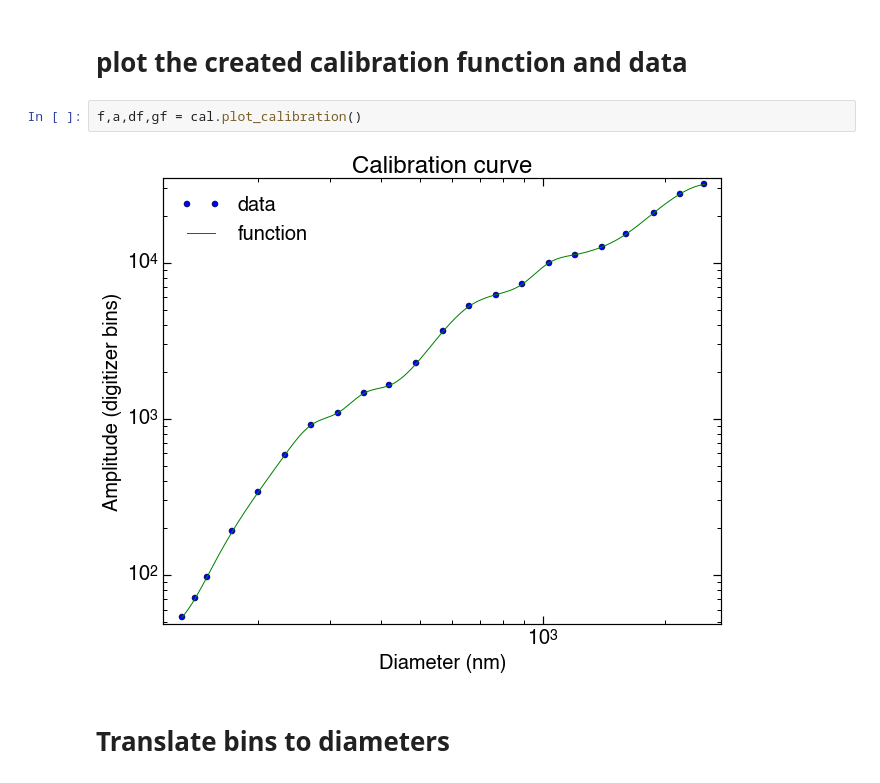
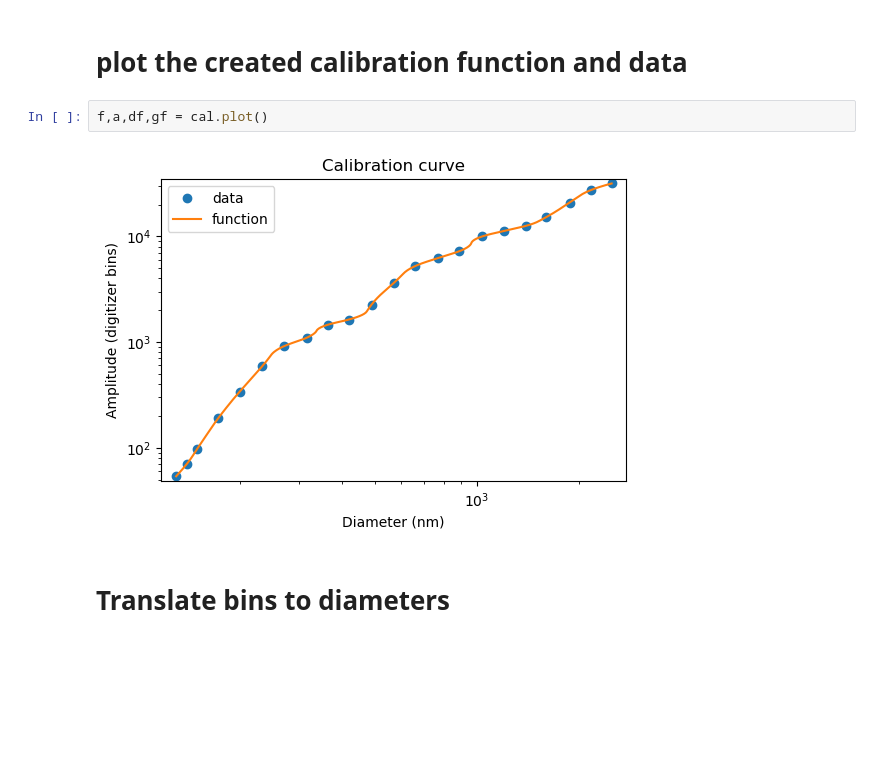
Before and after one commit to hagne/atm-py, a Jupyter notebook: examples/instruments_POPS_calibration.ipynb, the cells around one changed output. Drawn from its saved outputs; the diff is of its cells as text; blank space fills up the shorter version.

```diff
--- a/examples/instruments_POPS_calibration.ipynb
+++ b/examples/instruments_POPS_calibration.ipynb
@@ -184,9 +93,9 @@ out = calibration.read_csv(fname)
 # %% [markdown]
 # plot the created calibration function and data
 # %%
-f,a,df,gf = cal.plot_calibration()
+f,a,df,gf = cal.plot()
 # %% [output]
-[figure, old version]
+[figure, new version]
 # %% [markdown]
 # Translate bins to diameters
 # %% [markdown]
```
Also changed, not shown: parts of 17 cells of this notebook, 1 other file.
